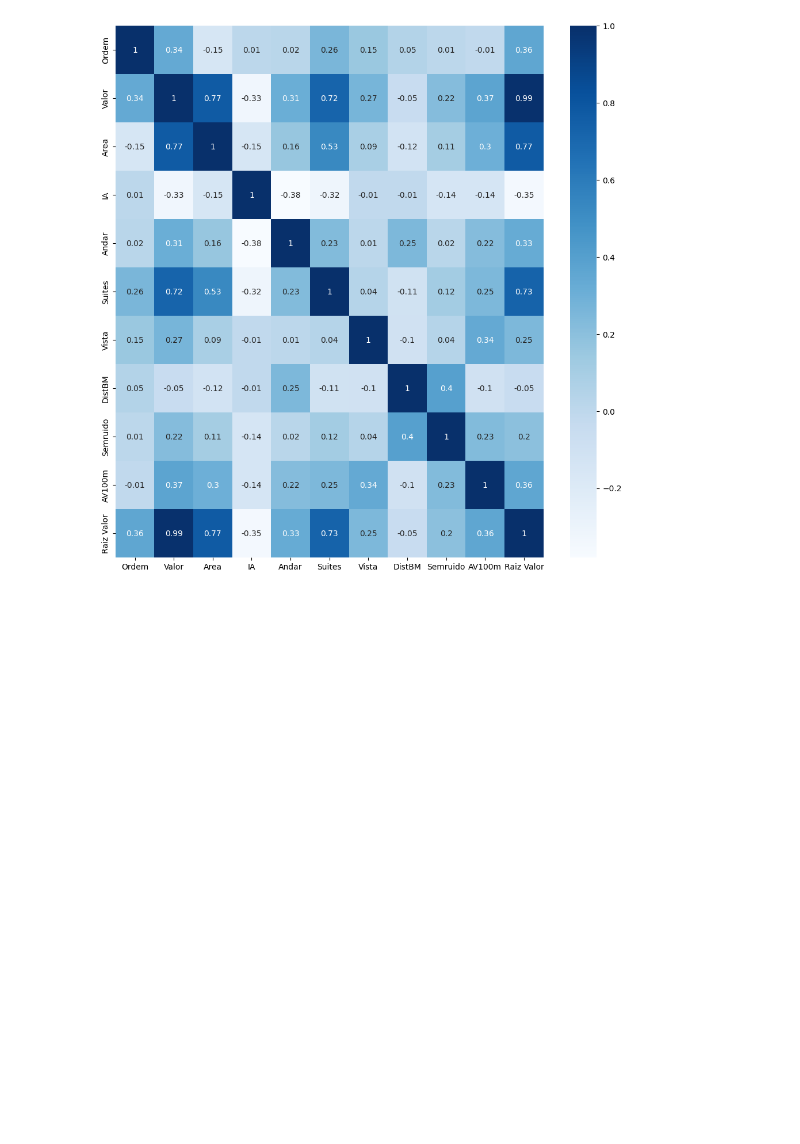
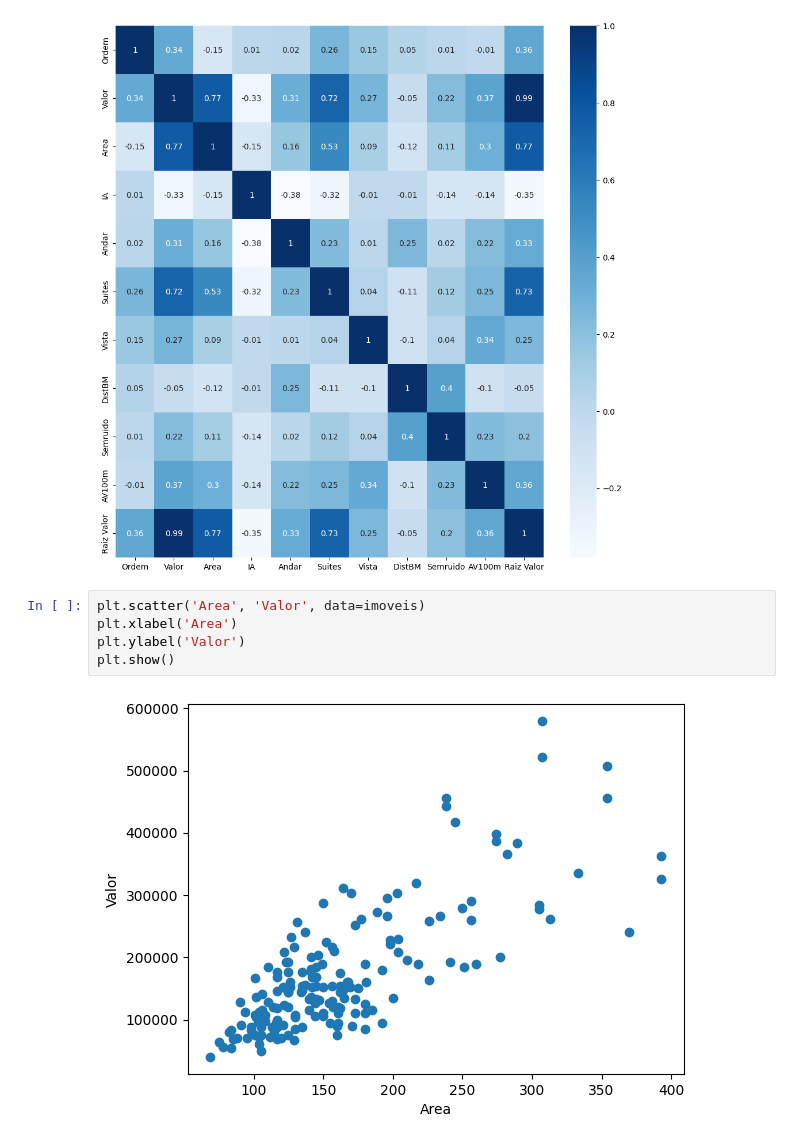
Before and after one commit to edupmon/fiap, a Jupyter notebook: pos-tech/data-analytics/fase-2/01-machine-learning-com-python/aula-4/avaliando-melhor-modelo-regressao.ipynb, the cells around one changed output. Saved outputs shown, nothing was run; the diff lists cells and outputs as text; blank space fills up the shorter version.

```diff
--- a/pos-tech/data-analytics/fase-2/01-machine-learning-com-python/aula-4/avaliando-melhor-modelo-regressao.ipynb
+++ b/pos-tech/data-analytics/fase-2/01-machine-learning-com-python/aula-4/avaliando-melhor-modelo-regressao.ipynb
@@ -109,3 +109,10 @@ sns.heatmap(data=corr_matrix, annot=True, cmap='Blues', ax=ax)
 plt.show()
 # %% [output]
 [figure]
+# %%
+plt.scatter('Area', 'Valor', data=imoveis)
+plt.xlabel('Area')
+plt.ylabel('Valor')
+plt.show()
+# %% [output]
+[figure, added]
```
Also changed, not shown: parts of 5 cells of this notebook.
